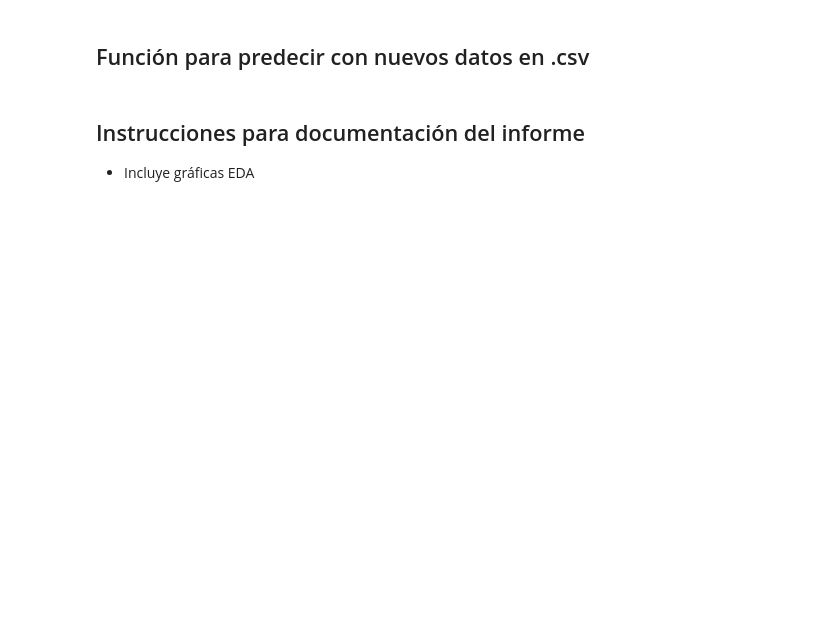
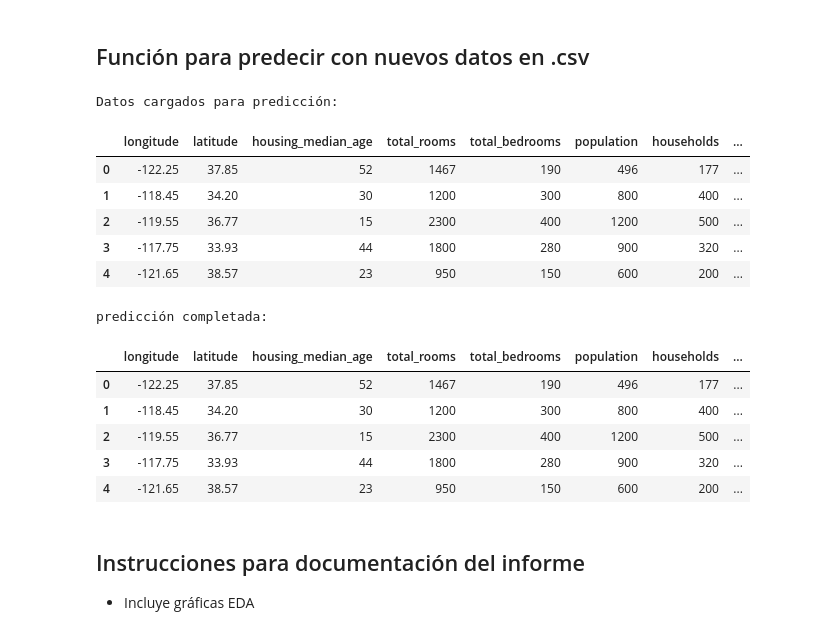
Before and after one commit to Black-Brown/codespaces-jupyter, a Jupyter notebook: notebooks/Housing_Regresion_Notebook.ipynb, the cells around one changed output. Saved outputs shown, nothing was run; the diff lists cells and outputs as text; code cells hidden in the pictures; blank space fills up the shorter version.

```diff
--- a/notebooks/Housing_Regresion_Notebook.ipynb
+++ b/notebooks/Housing_Regresion_Notebook.ipynb
@@ -150,8 +150,37 @@ R2 Score: 0.6455548439650804
 # %%
 def predecir_nueva_data(nombre_archivo_csv, modelo_entrenado):
     nueva_data = pd.read_csv(nombre_archivo_csv)
+
+    print("Datos cargados para predicción:")
+    display(nueva_data.head())
+
     predicciones = modelo_entrenado.predict(nueva_data)
-    return predicciones
+
+    print("predicción completada:")
+    # Agregar predicciones como nueva columna
+    nueva_data['Prediccion_median_house_value'] = predicciones
+
+    # Mostrar tabla bonita
+    display(nueva_data)
+
+    return nueva_data
+# %%
+resultado_df = predecir_nueva_data("/workspaces/codespaces-jupyter/data/nueva_data.csv", mejor_modelo) # type: ignore
+# %% [output]
+Datos cargados para predicción:
+|  | longitude | latitude | housing_median_age | total_rooms | total_bedrooms | population | households | ... |
+| 0 | -122.25 | 37.85 | 52 | 1467 | 190 | 496 | 177 | ... |
+| 1 | -118.45 | 34.20 | 30 | 1200 | 300 | 800 | 400 | ... |
+| 2 | -119.55 | 36.77 | 15 | 2300 | 400 | 1200 | 500 | ... |
+| 3 | -117.75 | 33.93 | 44 | 1800 | 280 | 900 | 320 | ... |
+| 4 | -121.65 | 38.57 | 23 | 950 | 150 | 600 | 200 | ... |
+predicción completada:
+|  | longitude | latitude | housing_median_age | total_rooms | total_bedrooms | population | households | ... |
+| 0 | -122.25 | 37.85 | 52 | 1467 | 190 | 496 | 177 | ... |
+| 1 | -118.45 | 34.20 | 30 | 1200 | 300 | 800 | 400 | ... |
+| 2 | -119.55 | 36.77 | 15 | 2300 | 400 | 1200 | 500 | ... |
+| 3 | -117.75 | 33.93 | 44 | 1800 | 280 | 900 | 320 | ... |
+| 4 | -121.65 | 38.57 | 23 | 950 | 150 | 600 | 200 | ... |
 # %% [markdown]
 ## Instrucciones para documentación del informe
 - Incluye gráficas EDA
```
Also changed, not shown: parts of 1 cell of this notebook, 1 other file.
